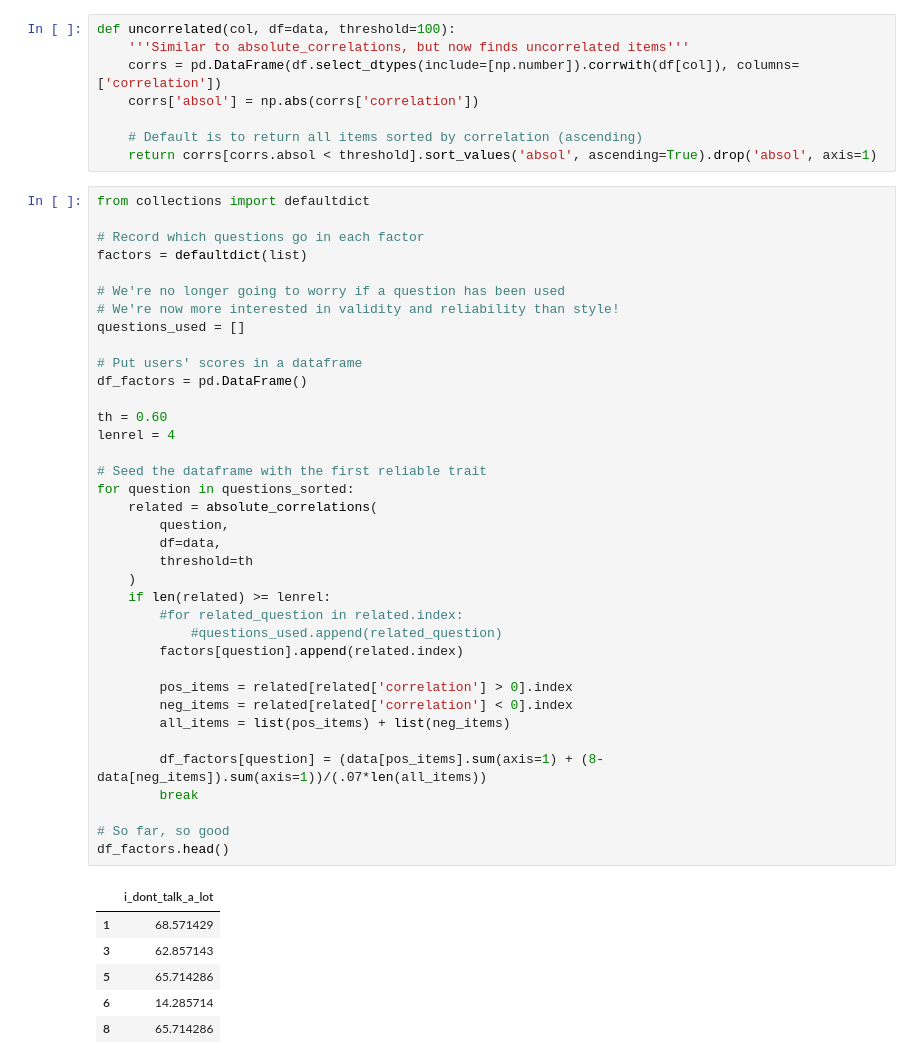
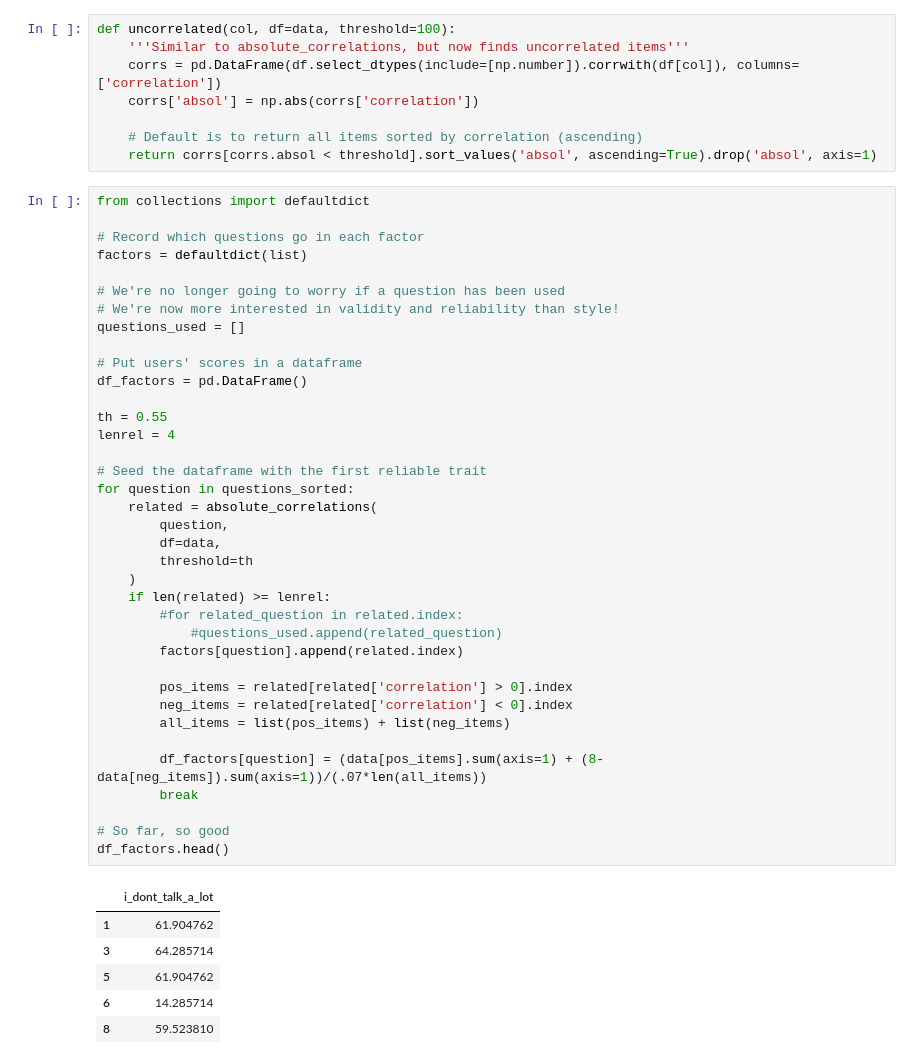
Before and after one commit to vincefav/hexaco, a Jupyter notebook: HEXACO.ipynb, the cells around one changed output. Saved outputs shown, nothing was run; the diff lists cells and outputs as text.

```diff
--- a/HEXACO.ipynb
+++ b/HEXACO.ipynb
@@ -157,39 +157,39 @@ factors = defaultdict(list)
 questions_used = []
 
 # Put users' scores in a dataframe
 df_factors = pd.DataFrame()
 
-th = 0.60
+th = 0.55
 lenrel = 4
 
 # Seed the dataframe with the first reliable trait
 for question in questions_sorted:
     related = absolute_correlations(
         question,
         df=data,
         threshold=th
     )
     if len(related) >= lenrel:
         #for related_question in related.index:
             #questions_used.append(related_question)
         factors[question].append(related.index)
 
         pos_items = related[related['correlation'] > 0].index
         neg_items = related[related['correlation'] < 0].index
         all_items = list(pos_items) + list(neg_items)
 
         df_factors[question] = (data[pos_items].sum(axis=1) + (8-data[neg_items]).sum(axis=1))/(.07*len(all_items))
         break
 
 # So far, so good
 df_factors.head()
 # %% [output]
 |  | i_dont_talk_a_lot |
-| 1 | 68.571429 |
-| 3 | 62.857143 |
-| 5 | 65.714286 |
+| 1 | 61.904762 |
+| 3 | 64.285714 |
+| 5 | 61.904762 |
 | 6 | 14.285714 |
-| 8 | 65.714286 |
+| 8 | 59.523810 |
 # %%
 corr = 0
 
```
Also changed, not shown: parts of 6 cells of this notebook.
